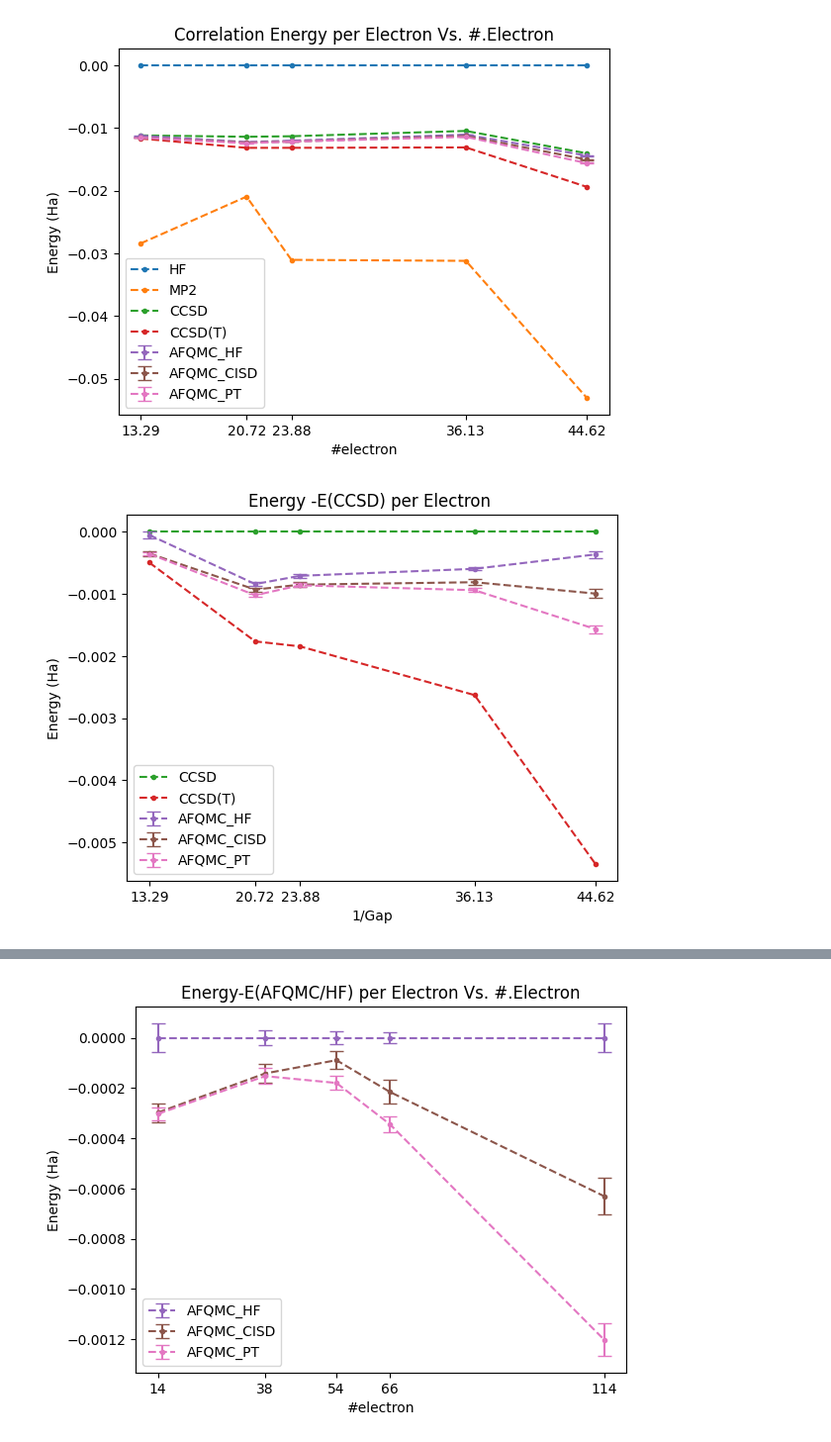
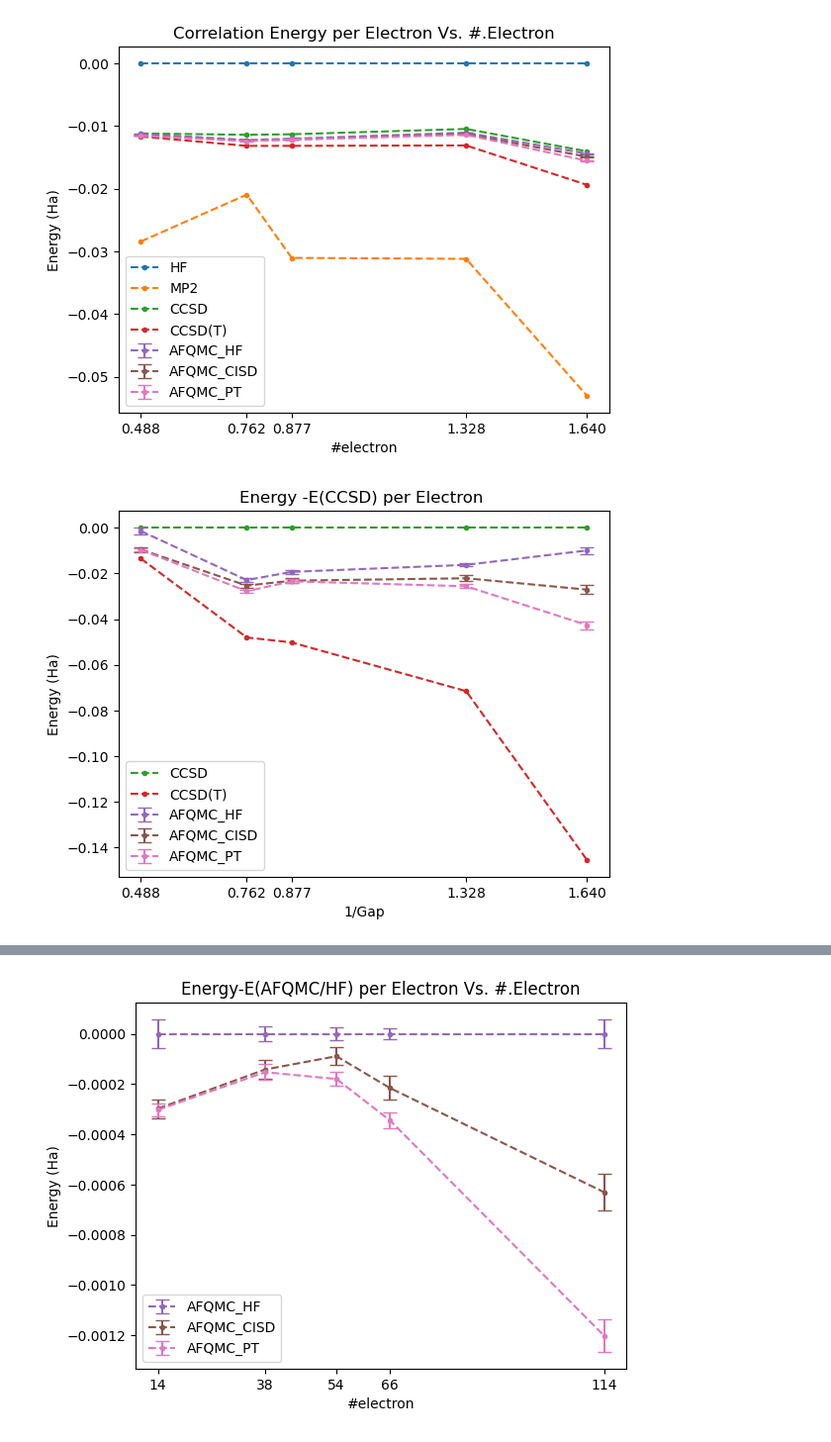
Before and after one commit to zh-yichi/ueg, a Jupyter notebook: rs4_result.ipynb, the cells around one changed output, grey strips where cells are left out. Shown at 99% size. Saved outputs shown, nothing was run; the diff lists cells and outputs as text; code cells hidden in the pictures.

```diff
--- a/rs4_result.ipynb
+++ b/rs4_result.ipynb
@@ -6,7 +6,7 @@ data = '''
     19    57   -0.01669623  0.025185818 -2.1778869  -1.1794744  -0.430291   -0.070134   -2.635135 +/- 0.001161    -2.640527 +/- 0.001422    -2.640931 +/- 0.001211
     27    81   -0.00576861  0.042486236 -3.0823231  -1.1315203  -0.616060   -0.095321   -3.743863 +/- 0.001418    -3.748670 +/- 0.001898    -3.753566 +/- 0.001549
     33    81    0.02482183  0.052500079 -3.4143032  -2.0590057  -0.691452   -0.173553   -4.145148 +/- 0.001337    -4.159375 +/- 0.00315     -4.167867 +/- 0.002065
-    57    171  -0.01305398  0.009358976 -5.4005498  -6.0463738  -1.601545   -0.609640   -7.043715 +/- 0.006397    -7.115571 +/- 0.008417    -7.180679 +/- 0.007347
+    57    171  -0.01305398  0.009358976 -5.4005498  -6.0463738  -1.601545   -0.609640   -7.043715 +/- 0.006397    -7.100398 +/- 0.006518    -7.173076 +/- 0.006335
     # 81    251
     # 93    251
 '''
@@ -45,7 +45,7 @@ for line in data.splitlines():
             afqmc_pt_err = np.hstack((afqmc_pt_err,float(parts[16])))
 # %%
 nelec = nocc*2
-gap = lumo - homo
+gap = (lumo - homo)*27.2114
 inv_gap = 1/gap
 ehf_pe = ehf/nelec
 mp2_corr_pe = mp2_corr/nelec
@@ -113,21 +113,21 @@ plt.title('Correlation Energy per Electron Vs. #.Electron')
 plt.legend()
 plt.show()
 # %% [output]
-[figure, old version]
+[figure, new version]
 # %%
-plt.plot(inv_gap[idx],eccsd_pe[idx]-eccsd_pe[idx],'.--',color='C2',label='CCSD')
-plt.plot(inv_gap[idx],eccsd_t_pe[idx]-eccsd_pe[idx],'.--',color='C3',label='CCSD(T)')
-plt.errorbar(inv_gap[idx],afqmc_hf_pe[idx]-eccsd_pe[idx],yerr=afqmc_hf_err_pe[idx],fmt='.--',capsize=5,color='C4',label='AFQMC_HF')
-plt.errorbar(inv_gap[idx],afqmc_ci_pe[idx]-eccsd_pe[idx],yerr=afqmc_ci_err_pe[idx],fmt='.--',capsize=5,color='C5',label='AFQMC_CISD')
-plt.errorbar(inv_gap[idx],afqmc_pt_pe[idx]-eccsd_pe[idx],yerr=afqmc_pt_err_pe[idx],fmt='.--',capsize=5,color='C6',label='AFQMC_PT')
+plt.plot(inv_gap[idx],27.2114*eccsd_pe[idx]-27.2114*eccsd_pe[idx],'.--',color='C2',label='CCSD')
+plt.plot(inv_gap[idx],27.2114*eccsd_t_pe[idx]-27.2114*eccsd_pe[idx],'.--',color='C3',label='CCSD(T)')
+plt.errorbar(inv_gap[idx],27.2114*afqmc_hf_pe[idx]-27.2114*eccsd_pe[idx],yerr=27.2114*afqmc_hf_err_pe[idx],fmt='.--',capsize=5,color='C4',label='AFQMC_HF')
+plt.errorbar(inv_gap[idx],27.2114*afqmc_ci_pe[idx]-27.2114*eccsd_pe[idx],yerr=27.2114*afqmc_ci_err_pe[idx],fmt='.--',capsize=5,color='C5',label='AFQMC_CISD')
+plt.errorbar(inv_gap[idx],27.2114*afqmc_pt_pe[idx]-27.2114*eccsd_pe[idx],yerr=27.2114*afqmc_pt_err_pe[idx],fmt='.--',capsize=5,color='C6',label='AFQMC_PT')
 plt.xticks(inv_gap[idx])
 plt.xlabel('1/Gap')
 plt.ylabel('Energy (Ha)')
 plt.title('Energy -E(CCSD) per Electron ')
 plt.legend()
 plt.show()
 # %% [output]
-[figure, old version]
+[figure, new version]
 # %%
 from matplotlib import pyplot as plt
 # plt.plot(nelec,ehf_pe-ehf_pe,'.--',color='C0',label='HF')
```
Also changed, not shown: parts of 4 cells of this notebook, 6 other files.
